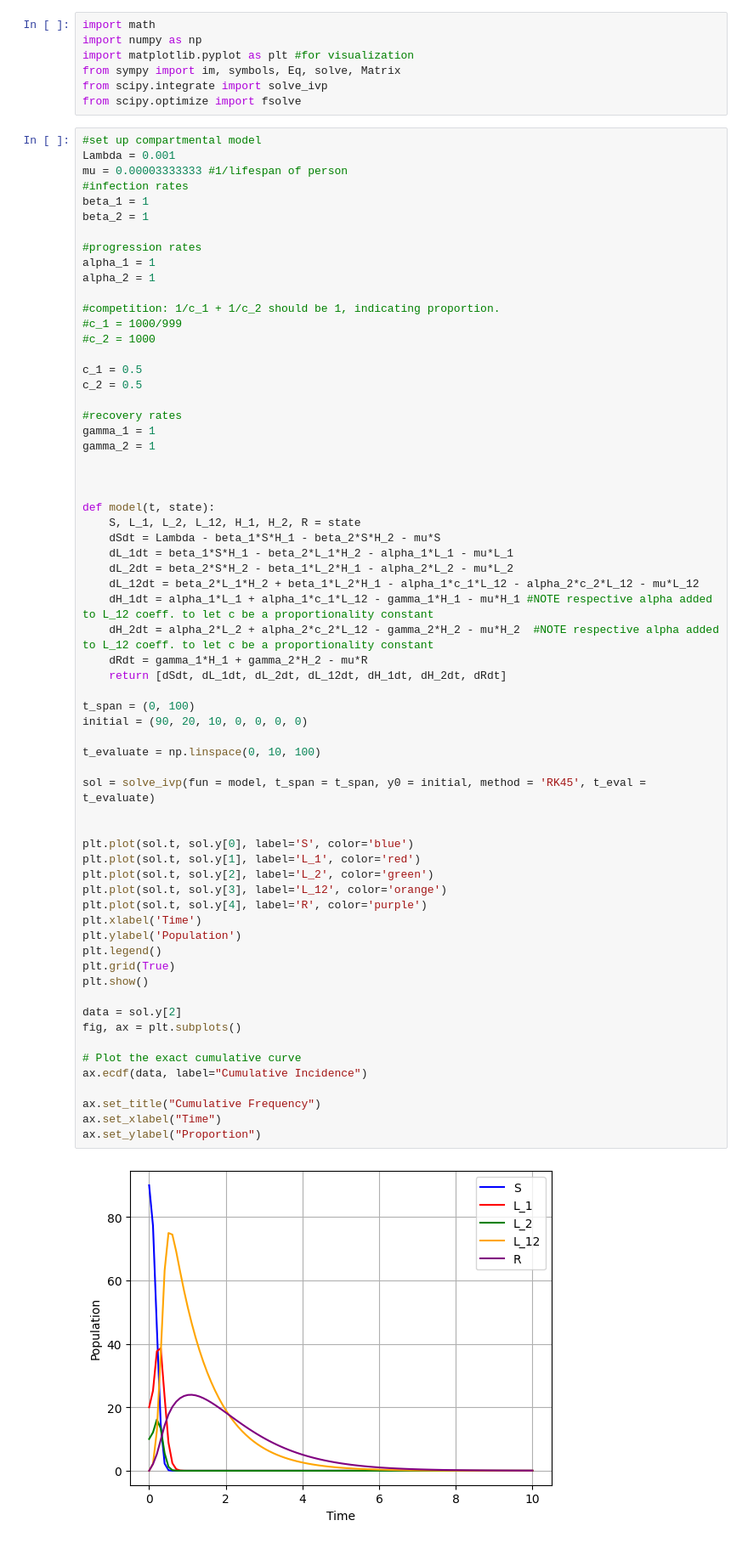
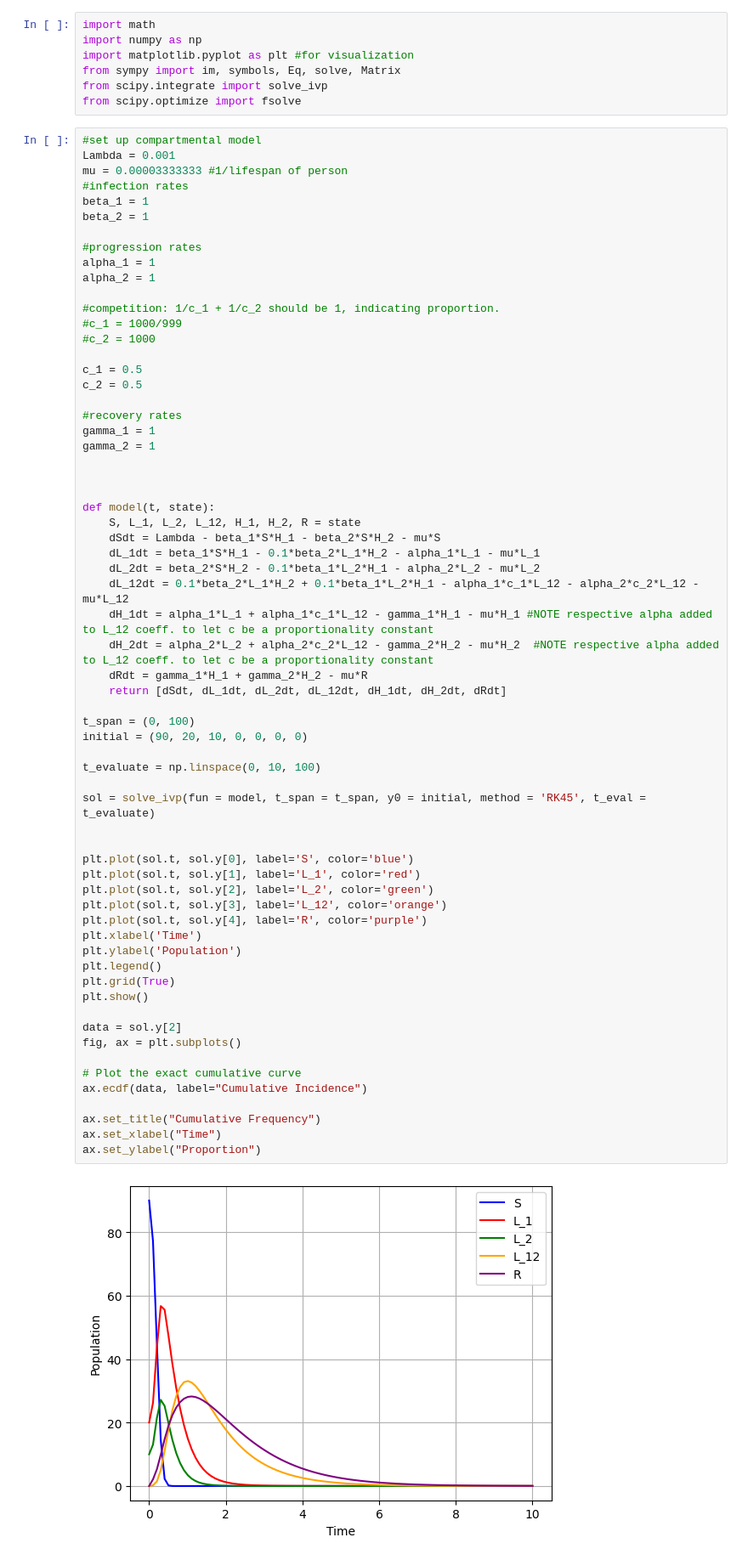
Before and after one commit to mcouture695/gt-quorumsensing-26, a Jupyter notebook: Time-Series-SLHR-multi.ipynb, the cells around one changed output. Shown at 85% size. Cells and saved outputs as stored; diff of their text form.

```diff
--- a/Time-Series-SLHR-multi.ipynb
+++ b/Time-Series-SLHR-multi.ipynb
@@ -33,9 +33,9 @@ gamma_2 = 1
 def model(t, state):
     S, L_1, L_2, L_12, H_1, H_2, R = state
     dSdt = Lambda - beta_1*S*H_1 - beta_2*S*H_2 - mu*S
-    dL_1dt = beta_1*S*H_1 - beta_2*L_1*H_2 - alpha_1*L_1 - mu*L_1
-    dL_2dt = beta_2*S*H_2 - beta_1*L_2*H_1 - alpha_2*L_2 - mu*L_2
-    dL_12dt = beta_2*L_1*H_2 + beta_1*L_2*H_1 - alpha_1*c_1*L_12 - alpha_2*c_2*L_12 - mu*L_12
+    dL_1dt = beta_1*S*H_1 - 0.1*beta_2*L_1*H_2 - alpha_1*L_1 - mu*L_1
+    dL_2dt = beta_2*S*H_2 - 0.1*beta_1*L_2*H_1 - alpha_2*L_2 - mu*L_2
+    dL_12dt = 0.1*beta_2*L_1*H_2 + 0.1*beta_1*L_2*H_1 - alpha_1*c_1*L_12 - alpha_2*c_2*L_12 - mu*L_12
     dH_1dt = alpha_1*L_1 + alpha_1*c_1*L_12 - gamma_1*H_1 - mu*H_1 #NOTE respective alpha added to L_12 coeff. to let c be a proportionality constant
     dH_2dt = alpha_2*L_2 + alpha_2*c_2*L_12 - gamma_2*H_2 - mu*H_2  #NOTE respective alpha added to L_12 coeff. to let c be a proportionality constant
     dRdt = gamma_1*H_1 + gamma_2*H_2 - mu*R
@@ -43,32 +43,32 @@ def model(t, state):
 
 t_span = (0, 100)
 initial = (90, 20, 10, 0, 0, 0, 0)
 
 t_evaluate = np.linspace(0, 10, 100)
 
 sol = solve_ivp(fun = model, t_span = t_span, y0 = initial, method = 'RK45', t_eval = t_evaluate)
 
 
 plt.plot(sol.t, sol.y[0], label='S', color='blue')
 plt.plot(sol.t, sol.y[1], label='L_1', color='red')
 plt.plot(sol.t, sol.y[2], label='L_2', color='green')
 plt.plot(sol.t, sol.y[3], label='L_12', color='orange')
 plt.plot(sol.t, sol.y[4], label='R', color='purple')
 plt.xlabel('Time')
 plt.ylabel('Population')
 plt.legend()
 plt.grid(True)
 plt.show()
 
 data = sol.y[2]
 fig, ax = plt.subplots()
 
 # Plot the exact cumulative curve
 ax.ecdf(data, label="Cumulative Incidence")
 
 ax.set_title("Cumulative Frequency")
 ax.set_xlabel("Time")
 ax.set_ylabel("Proportion")
 # %% [output]
-[figure, old version]
+[figure, new version]
 Text(0, 0.5, 'Proportion')
```
Also changed, not shown: parts of 1 cell of this notebook.
